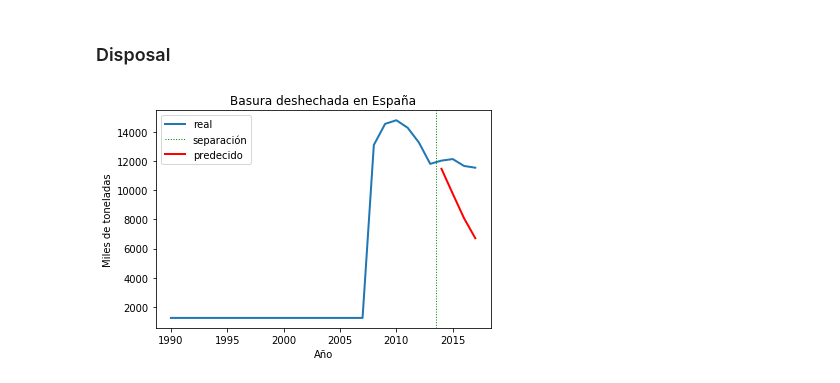
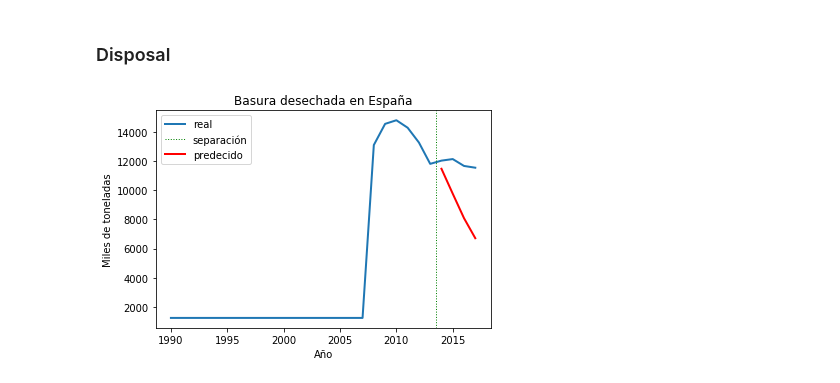
Before and after one commit to OscarGB/TFGInf, a Jupyter notebook: Experiment 1 -> SVM Regressor GridSearch.ipynb, the cells around one changed output. Cells and saved outputs as stored; diff of their text form; code cells hidden in the pictures.

```diff
--- a/Experiment 1 -> SVM Regressor GridSearch.ipynb
+++ b/Experiment 1 -> SVM Regressor GridSearch.ipynb
@@ -332,11 +332,11 @@ predictions = [a[5] for a in scalerY.inverse_transform([[0,0,0,0,0,a,0] for a in
 # %%
 plt.plot(years, mun, lw=2, label='real')
 plt.axvline(x=2013.5, c='green', lw=1, ls=':', label='separación')
 plt.plot(years[-4:], predictions, c='red', lw=2, label='predecido')
-plt.title("Basura deshechada en España")
+plt.title("Basura desechada en España")
 plt.xlabel("Año")
 plt.ylabel("Miles de toneladas")
 plt.legend()
 plt.show()
 # %% [output]
-[figure, old version]
+[figure, new version]
```
Also changed, not shown: parts of 1 cell of this notebook, 3 other files.
